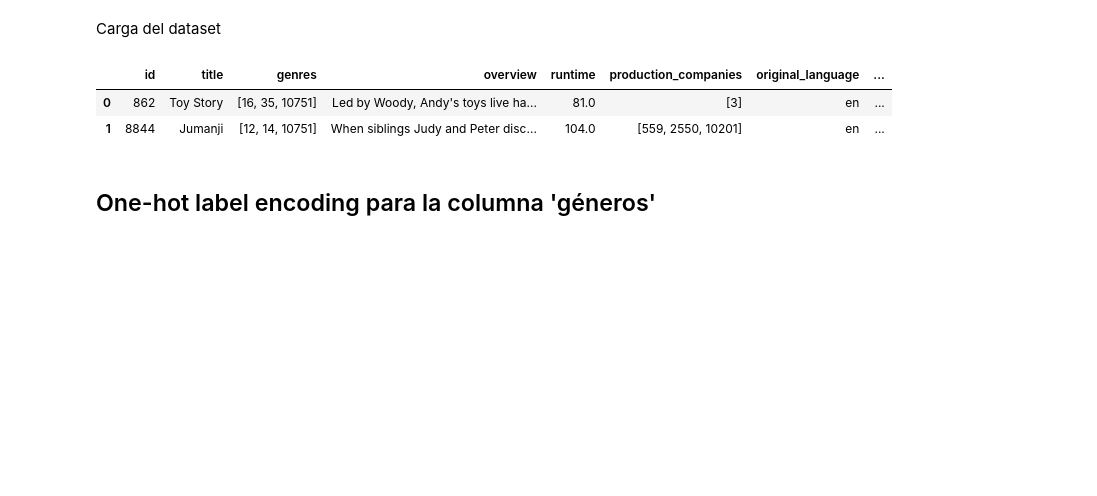
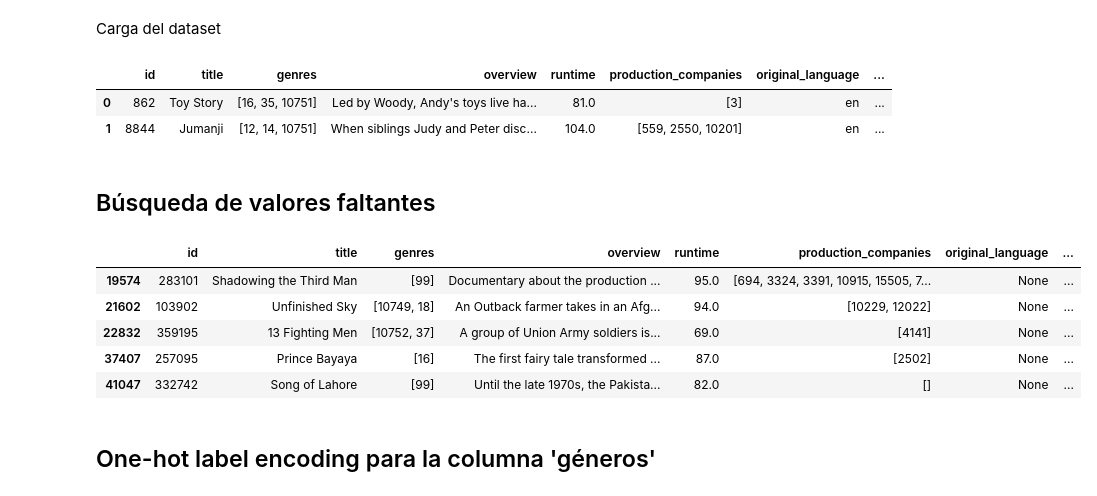
Before and after one commit to alejocampos1/Movies_Recommendation_2024, a Jupyter notebook: Notebooks/modelo.ipynb, the cells around one changed output. Drawn from its saved outputs; the diff is of its cells as text; code cells hidden in the pictures; blank space fills up the shorter version.

```diff
--- a/Notebooks/modelo.ipynb
+++ b/Notebooks/modelo.ipynb
@@ -17,3 +35,16 @@ df_premodel.head(2)
 |  | id | title | genres | overview | runtime | production_companies | original_language | ... |
 | 0 | 862 | Toy Story | [16, 35, 10751] | Led by Woody, Andy's toys live ha... | 81.0 | [3] | en | ... |
 | 1 | 8844 | Jumanji | [12, 14, 10751] | When siblings Judy and Peter disc... | 104.0 | [559, 2550, 10201] | en | ... |
+# %% [markdown]
+## Búsqueda de valores faltantes
+# %%
+# Calcular la cantidad de valores nulos por columna
+df_nulos = df_premodel[df_premodel.isnull().any(axis=1)]
+df_nulos.head()
+# %% [output]
+|  | id | title | genres | overview | runtime | production_companies | original_language | ... |
+| 19574 | 283101 | Shadowing the Third Man | [99] | Documentary about the production ... | 95.0 | [694, 3324, 3391, 10915, 15505, 7... | None | ... |
+| 21602 | 103902 | Unfinished Sky | [10749, 18] | An Outback farmer takes in an Afg... | 94.0 | [10229, 12022] | None | ... |
+| 22832 | 359195 | 13 Fighting Men | [10752, 37] | A group of Union Army soldiers is... | 69.0 | [4141] | None | ... |
+| 37407 | 257095 | Prince Bayaya | [16] | The first fairy tale transformed ... | 87.0 | [2502] | None | ... |
+| 41047 | 332742 | Song of Lahore | [99] | Until the late 1970s, the Pakista... | 82.0 | [] | None | ... |
```
Also changed, not shown: parts of 13 cells of this notebook, 5 other files.
